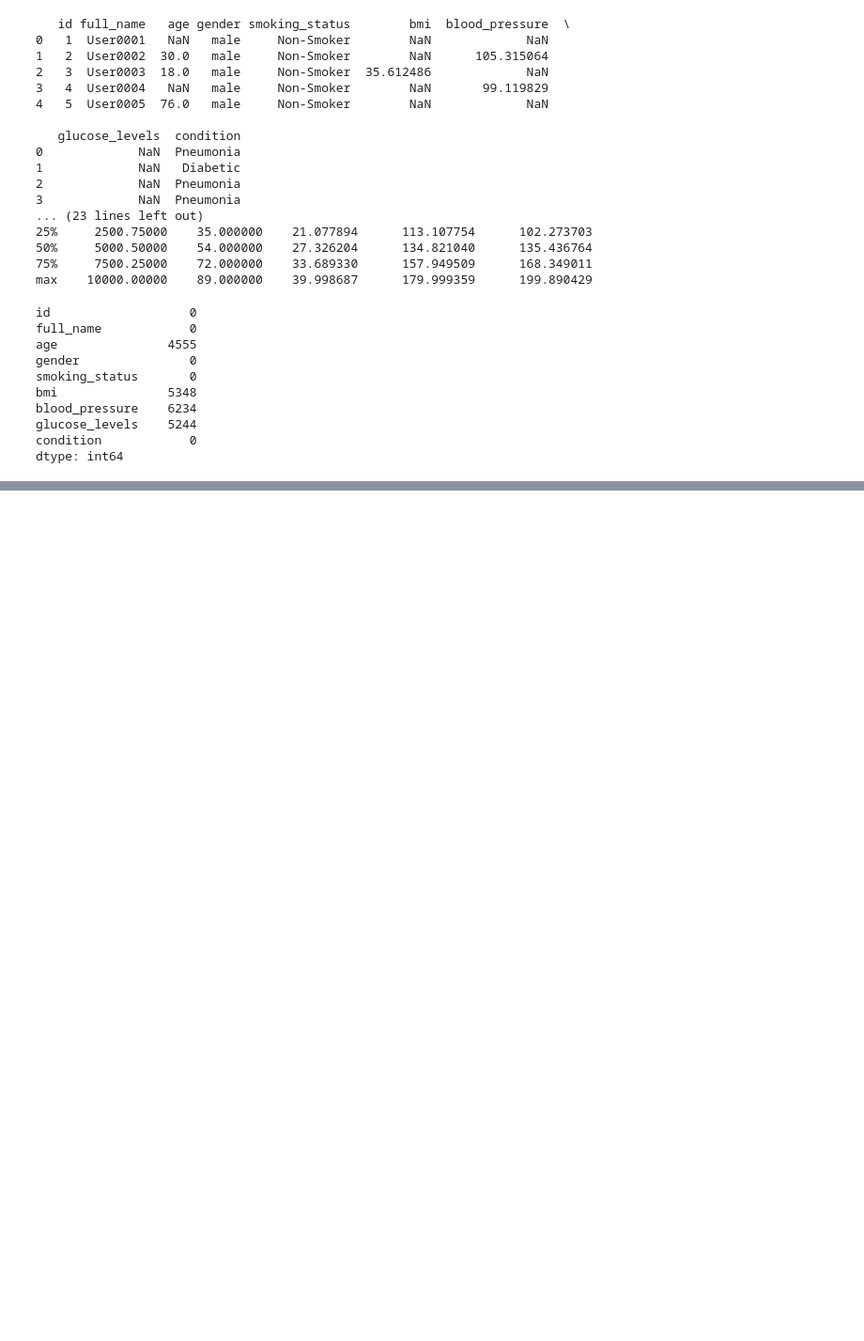
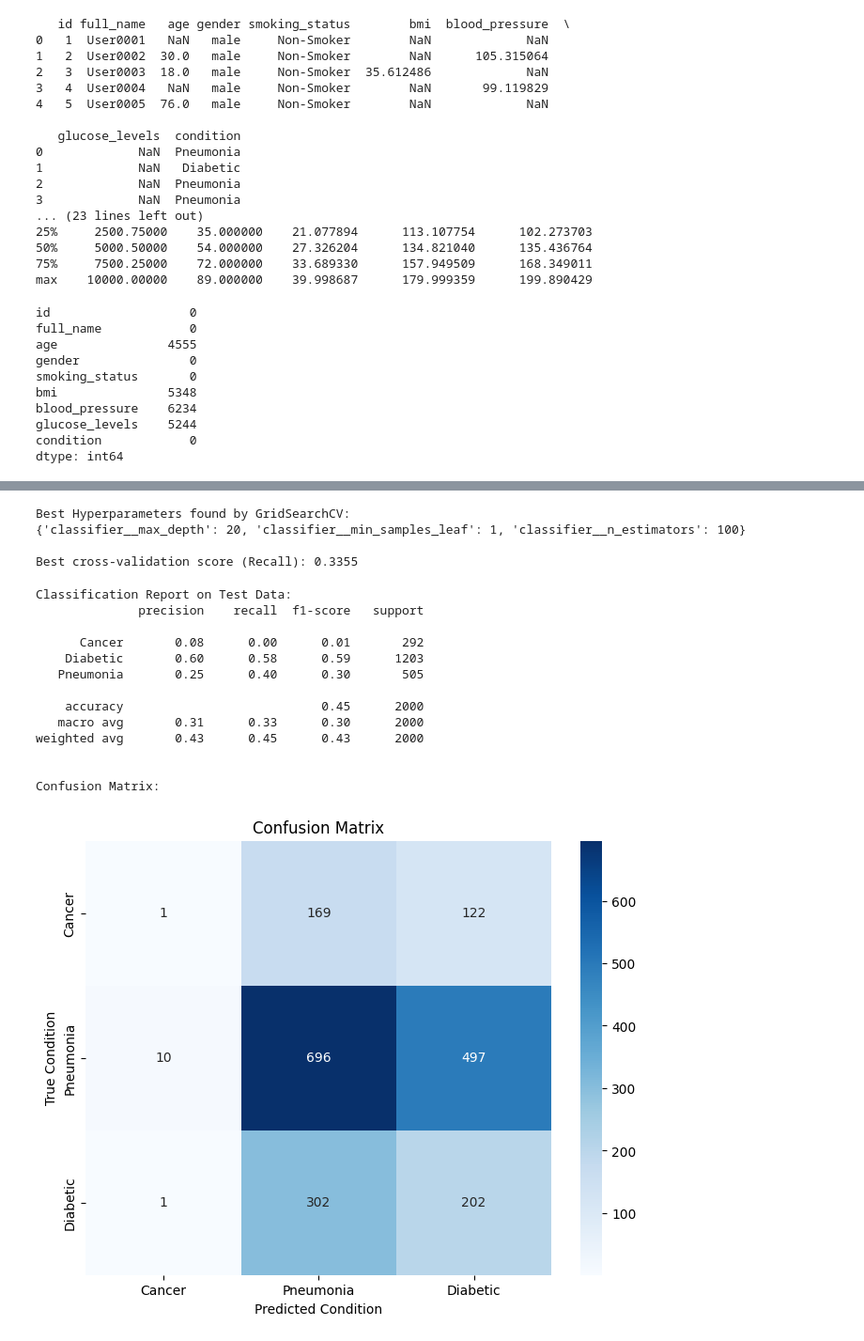
Before and after one commit to Jsphbloom/Medical-Diagnosis-ML, a Jupyter notebook: med_diag.ipynb, the cells around one changed output, grey strips where cells are left out. Shown at 94% size. Saved outputs shown, nothing was run; the diff lists cells and outputs as text; code cells hidden in the pictures; blank space fills up the shorter version.

Commit message:
Update med_diag.ipynb
model fitting, underperforming

```diff
--- a/med_diag.ipynb
+++ b/med_diag.ipynb
@@ -84,7 +111,16 @@ preprocessor = ColumnTransformer(
         ('cat', categorical_pipeline, categorical_features)
     ]
 )
+# %%
+pipeline = Pipeline(steps=[('preprocessor', preprocessor),
+                           ('classifier', RandomForestClassifier(class_weight='balanced', random_state=42))])
 # %%
-grid_search = GridSearchCV(pipeline, param_grid, cv=5, scoring='recall_weighted', n_jobs=-1)
+grid_search = GridSearchCV(
+    estimator=pipeline,
+    param_grid=param_grid,
+    scoring='recall_macro',
+    cv=5,
+    n_jobs=-1
+)
 grid_search.fit(X_train, y_train)
 # %% [output]
@@ -94,0 +144,44 @@ You can try to debug the error by setting error_score='raise'.
+# %%
+print("Best Hyperparameters found by GridSearchCV:")
+print(grid_search.best_params_)
+print(f"\nBest cross-validation score (Recall): {grid_search.best_score_:.4f}")
+
+best_model = grid_search.best_estimator_
+# %% [output]
+Best Hyperparameters found by GridSearchCV:
+{'classifier__max_depth': 20, 'classifier__min_samples_leaf': 1, 'classifier__n_estimators': 100}
+
+Best cross-validation score (Recall): 0.3355
+# %%
+y_pred = best_model.predict(X_test)
+
+
+print("\nClassification Report on Test Data:")
+print(classification_report(y_test, y_pred))
+print("\nConfusion Matrix:")
+cm = confusion_matrix(y_test, y_pred)
+
+
+plt.figure(figsize=(8, 6))
+sns.heatmap(cm, annot=True, fmt='d', cmap='Blues',
+            xticklabels=['Cancer', 'Pneumonia', 'Diabetic'],
+            yticklabels=['Cancer', 'Pneumonia', 'Diabetic'])
+plt.xlabel('Predicted Condition')
+plt.ylabel('True Condition')
+plt.title('Confusion Matrix')
+plt.show()
+# %% [output]
+Classification Report on Test Data:
+              precision    recall  f1-score   support
+
+      Cancer       0.08      0.00      0.01       292
+    Diabetic       0.60      0.58      0.59      1203
+   Pneumonia       0.25      0.40      0.30       505
+
+    accuracy                           0.45      2000
+   macro avg       0.31      0.33      0.30      2000
+weighted avg       0.43      0.45      0.43      2000
+
+
+Confusion Matrix:
+[figure, added]
```
Also changed, not shown: parts of 4 cells of this notebook.
